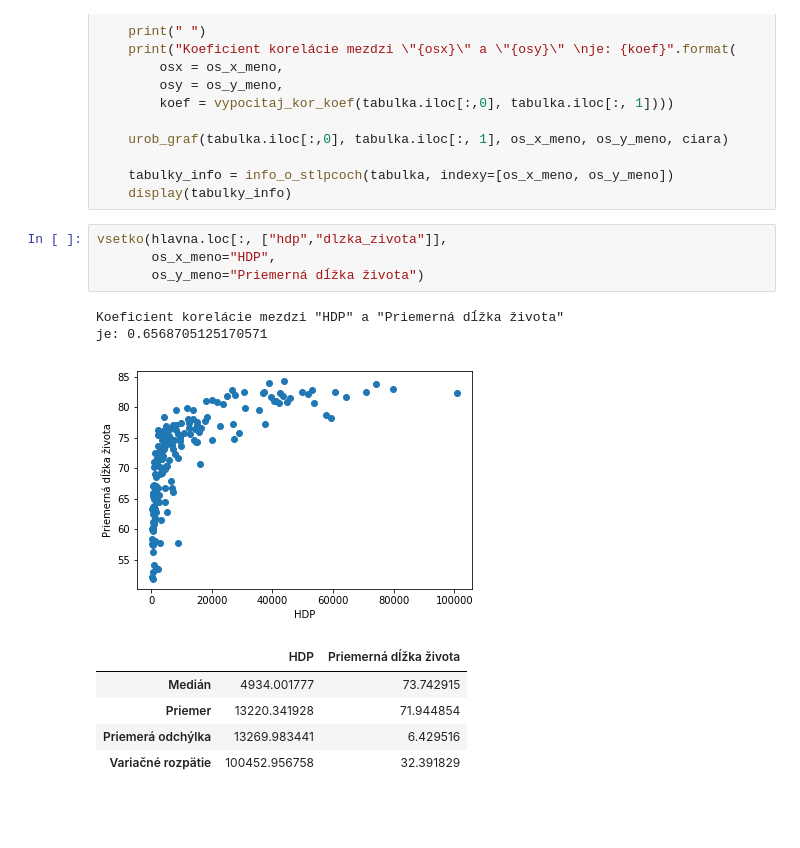
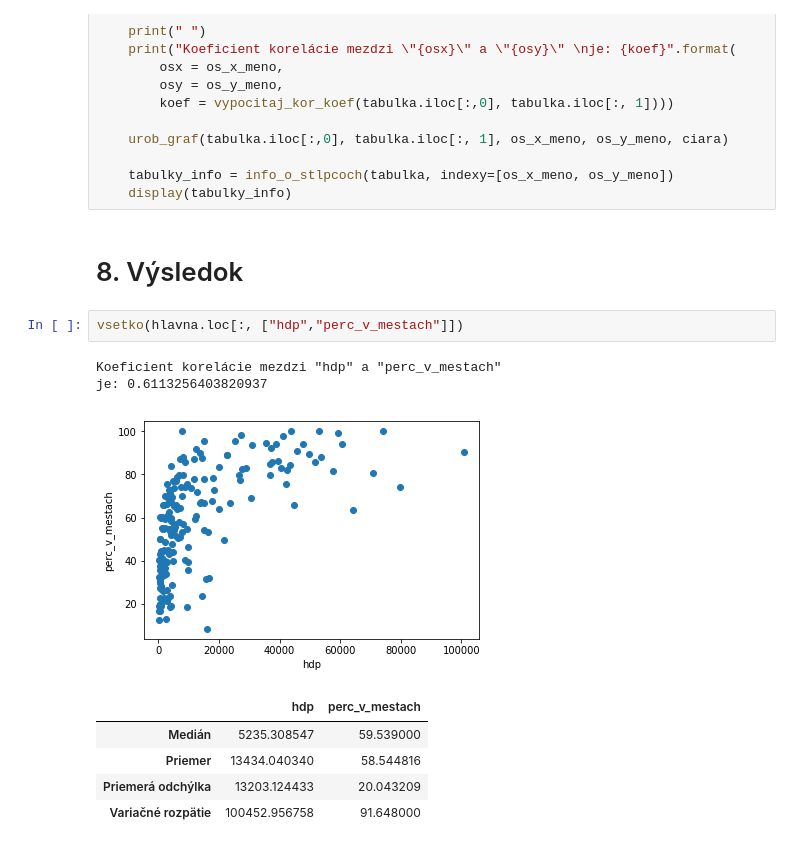
Before and after one commit to Kvintus/statistics-countries, a Jupyter notebook: Untitled.ipynb, the cells around one changed output. Saved outputs shown, nothing was run; the diff lists cells and outputs as text; blank space fills up the shorter version.

```diff
--- a/Untitled.ipynb
+++ b/Untitled.ipynb
@@ -259,16 +303,16 @@ def vsetko(tabulka, os_x_meno = None, os_y_meno = None , ciara=False):
 
     tabulky_info = info_o_stlpcoch(tabulka, indexy=[os_x_meno, os_y_meno])
     display(tabulky_info)
+# %% [markdown]
+# 8. Výsledok
 # %%
-vsetko(hlavna.loc[:, ["hdp","dlzka_zivota"]],
-       os_x_meno="HDP",
-       os_y_meno="Priemerná dĺžka života")
+vsetko(hlavna.loc[:, ["hdp","perc_v_mestach"]])
 # %% [output]
-Koeficient korelácie mezdzi "HDP" a "Priemerná dĺžka života"
-je: 0.6568705125170571
+Koeficient korelácie mezdzi "hdp" a "perc_v_mestach"
+je: 0.6113256403820937
-[figure, old version]
+[figure, new version]
-|  | HDP | Priemerná dĺžka života |
-| Medián | 4934.001777 | 73.742915 |
-| Priemer | 13220.341928 | 71.944854 |
-| Priemerá odchýlka | 13269.983441 | 6.429516 |
-| Variačné rozpätie | 100452.956758 | 32.391829 |
+|  | hdp | perc_v_mestach |
+| Medián | 5235.308547 | 59.539000 |
+| Priemer | 13434.040340 | 58.544816 |
+| Priemerá odchýlka | 13203.124433 | 20.043209 |
+| Variačné rozpätie | 100452.956758 | 91.648000 |
```
Also changed, not shown: parts of 30 cells of this notebook.
